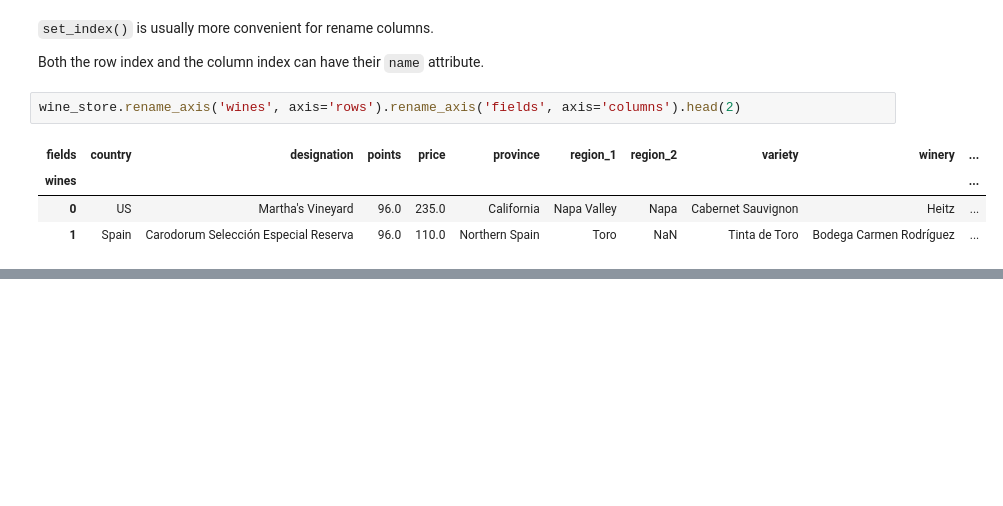
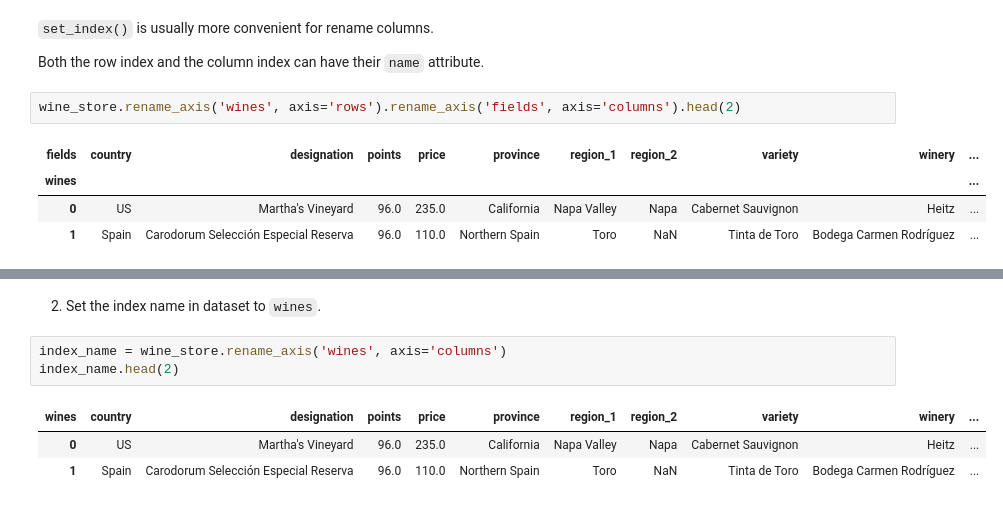
Before and after one commit to HarakaRisasi/python_code, a Jupyter notebook: introduction_to_machine_learning/pandas_micro_course/06_renaming_and_combining.ipynb, the cells around one changed output, grey strips where cells are left out. Drawn from its saved outputs; the diff is of its cells as text; blank space fills up the shorter version.

```diff
--- a/introduction_to_machine_learning/pandas_micro_course/06_renaming_and_combining.ipynb
+++ b/introduction_to_machine_learning/pandas_micro_course/06_renaming_and_combining.ipynb
@@ -43,0 +121,9 @@ wine_store.rename_axis('wines', axis='rows').rename_axis('fields', axis='columns
+# %% [markdown]
+2) Set the index name in dataset to `wines`.
+# %%
+index_name = wine_store.rename_axis('wines', axis='columns')
+index_name.head(2)
+# %% [output]
+| wines | country | designation | points | price | province | region_1 | region_2 | variety | winery | ... |
+| 0 | US | Martha's Vineyard | 96.0 | 235.0 | California | Napa Valley | Napa | Cabernet Sauvignon | Heitz | ... |
+| 1 | Spain | Carodorum Selección Especial Reserva | 96.0 | 110.0 | Northern Spain | Toro | NaN | Tinta de Toro | Bodega Carmen Rodríguez | ... |
```
Also changed, not shown: parts of 12 cells of this notebook.
